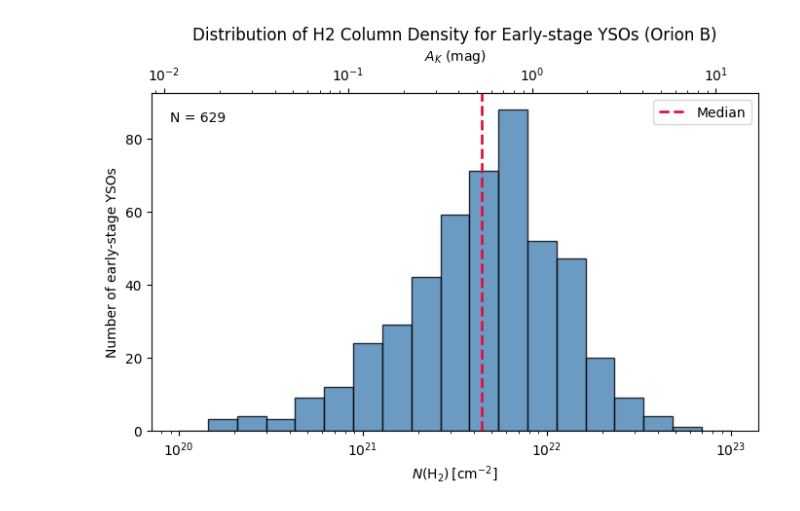
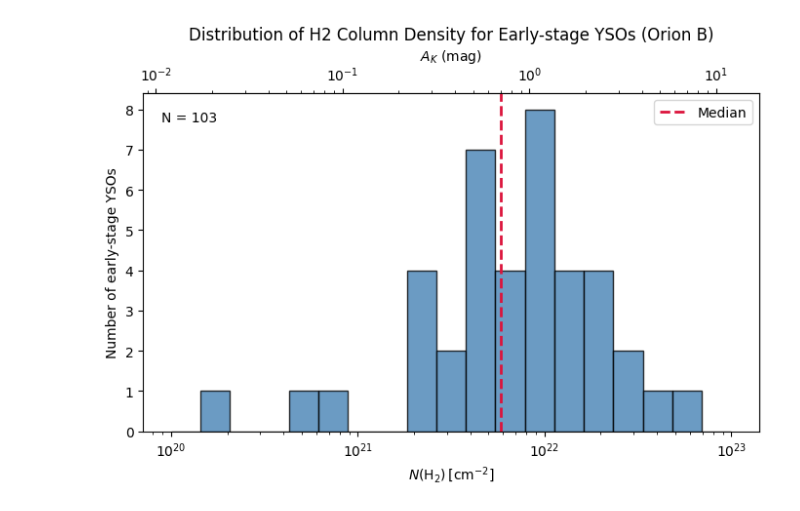
Before and after one commit to SimoneSped/Fractal_Star_Formation, a Jupyter notebook: notebooks/NB03_YSOs.ipynb, the cells around one changed output. Drawn from its saved outputs; the diff is of its cells as text; code cells hidden in the pictures.

```diff
--- a/notebooks/NB03_YSOs.ipynb
+++ b/notebooks/NB03_YSOs.ipynb
@@ -181,7 +181,7 @@ import matplotlib.pyplot as plt
 # check this!
 
 # Select early-stage YSOs
-early = filtered_data_OB["Cl"].isin(["D", "F", "P", "FP"])
+early = filtered_data_OB["Cl"].isin(["P", "FP"])
 
 ysos = filtered_data_OB[early]
 
@@ -202,31 +202,31 @@ ax.hist(NH2,
         color="steelblue",
         edgecolor="black",
         alpha=0.8)
 
 ax.set_xscale("log")
 ax.set_xlabel(r"$N(\mathrm{H}_2)\,[\mathrm{cm}^{-2}]$")
 ax.set_ylabel("Number of early-stage YSOs")
 ax.set_title("Distribution of H2 Column Density for Early-stage YSOs (Orion B)")
 
 median = np.nanmedian(NH2)
 ax.axvline(median, color="crimson", ls="--",
            lw=2, label="Median")
 
 ax.text(0.03, 0.95,
         f"N = {len(NH2)}",
         transform=ax.transAxes,
         va="top")
 
 ax.legend()
 
 secax = ax.secondary_xaxis(
     "top",
     functions=(lambda x: x/8.3e21,
                lambda x: x*8.3e21)
 )
 secax.set_xlabel(r"$A_K$ (mag)")
 
 plt.tight_layout()
 plt.show()
 # %% [output]
-[figure, old version]
+[figure, new version]
```
Also changed, not shown: parts of 2 cells of this notebook, 4 other files.
